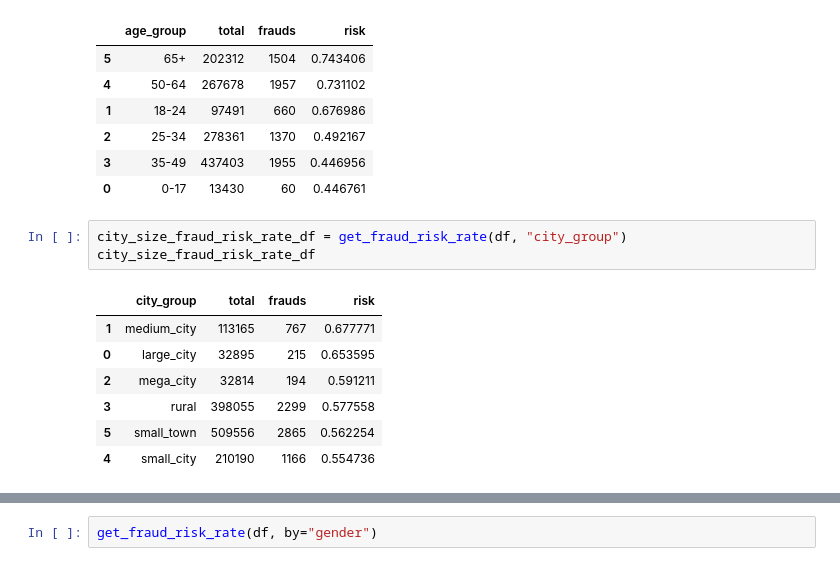
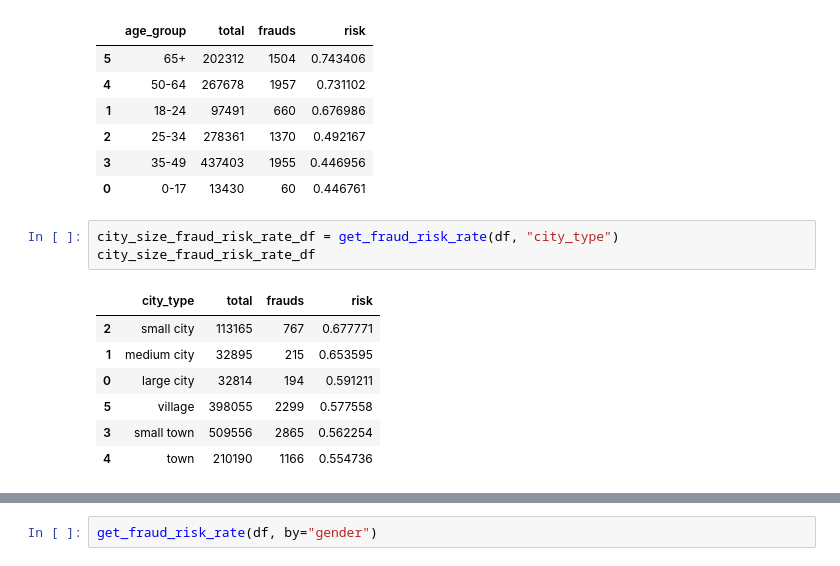
Before and after one commit to SabaGuledani/Credit-Card-Transactions-Fraud-Detection, a Jupyter notebook: notebooks/core_business_metrics.ipynb, the cells around one changed output, grey strips where cells are left out. Drawn from its saved outputs; the diff is of its cells as text.

```diff
--- a/notebooks/core_business_metrics.ipynb
+++ b/notebooks/core_business_metrics.ipynb
@@ -125,16 +125,16 @@ age_group_fraud_risk_rate_df
 | 3 | 35-49 | 437403 | 1955 | 0.446956 |
 | 0 | 0-17 | 13430 | 60 | 0.446761 |
 # %%
-city_size_fraud_risk_rate_df = get_fraud_risk_rate(df, "city_group")
+city_size_fraud_risk_rate_df = get_fraud_risk_rate(df, "city_type")
 city_size_fraud_risk_rate_df
 # %% [output]
-|  | city_group | total | frauds | risk |
-| 1 | medium_city | 113165 | 767 | 0.677771 |
-| 0 | large_city | 32895 | 215 | 0.653595 |
-| 2 | mega_city | 32814 | 194 | 0.591211 |
-| 3 | rural | 398055 | 2299 | 0.577558 |
-| 5 | small_town | 509556 | 2865 | 0.562254 |
-| 4 | small_city | 210190 | 1166 | 0.554736 |
+|  | city_type | total | frauds | risk |
+| 2 | small city | 113165 | 767 | 0.677771 |
+| 1 | medium city | 32895 | 215 | 0.653595 |
+| 0 | large city | 32814 | 194 | 0.591211 |
+| 5 | village | 398055 | 2299 | 0.577558 |
+| 3 | small town | 509556 | 2865 | 0.562254 |
+| 4 | town | 210190 | 1166 | 0.554736 |
 # %%
 distance_fraud_risk_rate_df = get_fraud_risk_rate(df, by="distance_group")
 distance_fraud_risk_rate_df
```
Also changed, not shown: parts of 3 cells of this notebook, 1 other file.
